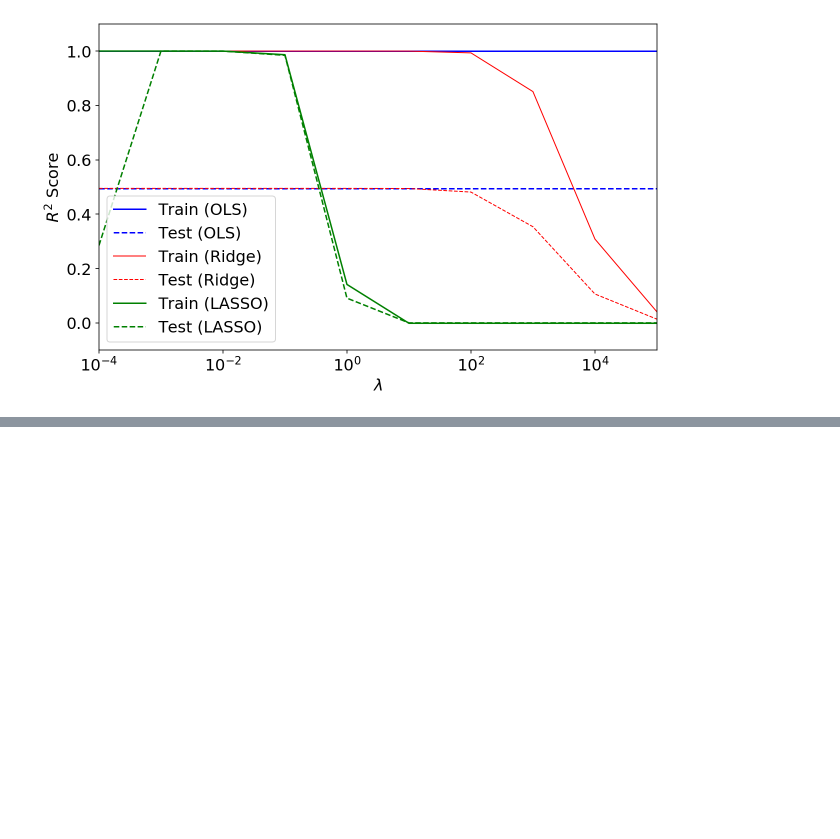
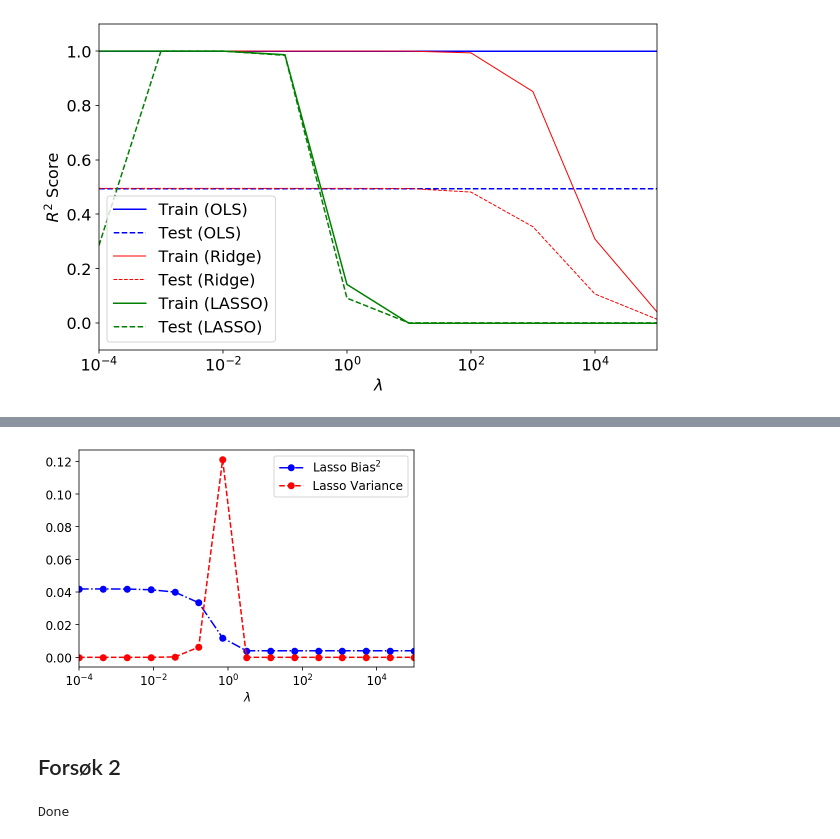
Before and after one commit to Anduron/FYS-STK4155-Project2, a Jupyter notebook: notebooks/linreg_ising.ipynb, the cells around one changed output, grey strips where cells are left out. Cells and saved outputs as stored; diff of their text form; code cells hidden in the pictures; blank space fills up the shorter version.

```diff
--- a/notebooks/linreg_ising.ipynb
+++ b/notebooks/linreg_ising.ipynb
@@ -190,0 +275,51 @@ Var: 0.3646020433344788
+# %%
+plt.semilogx(lmbdas, bias_lasso, 'b-.o', label='Lasso Bias$^2$')
+plt.semilogx(lmbdas, variance_lasso, 'r--o', label='Lasso Variance')
+#plt.semilogx(lmbdas, error_lasso, 'g', label='Ridge Error')
+
+plt.xlim([min(lmbdas), max(lmbdas)])
+plt.xlabel('$\lambda$')
+plt.legend(loc='best')
+plt.show()
+# %% [output]
+[figure, added]
+# %% [markdown]
+## Forsøk 2
+# %%
+L = 20                                 # system size
+N = 1200                               # number of points
+n_bootstraps = 15                      # number of bootstraps
+n_lmbdas = 20                          # number of regularization parameters
+lmbdas = np.logspace(-4, 5, n_lmbdas)  # regularization parameters
+test_ratio = 0.2
+
+# Initialize models
+ols = OLS(fit_intercept=False)
+ridge = Ridge(fit_intercept=False)
+lasso = Lasso(fit_intercept=False)
+
+# Generate and split data
+data, target = generate_1Ddata(L, N)
+# target = target + np.random.normal(0, 4.0, size=N)
+X_train, X_test, y_train, y_test = ols.split_data(data, target, test_ratio)
+y_test = y_test.reshape(-1, 1)
+
+# OLS
+error_ols, bias_ols, variance_ols = bias_variance(ols, X_train, y_train, n_bootstraps, test_ratio)
+
+# Ridge & Lasso
+error_ridge = np.empty((lmbdas.shape[0]))
+bias_ridge = np.empty((lmbdas.shape[0]))
+variance_ridge = np.empty((lmbdas.shape[0]))
+
+error_lasso = np.empty((lmbdas.shape[0]))
+bias_lasso = np.empty((lmbdas.shape[0]))
+variance_lasso = np.empty((lmbdas.shape[0]))
+
+for i, lmbda in enumerate(lmbdas):
+    error_ridge[i], bias_ridge[i], variance_ridge[i] = bias_variance(ridge, X_train, y_train, n_bootstraps, test_ratio, lmbda)
+    error_lasso[i], bias_lasso[i], variance_lasso[i] = bias_variance(lasso, X_train, y_train, n_bootstraps, test_ratio, lmbda)
+
+print("Done")
+# %% [output]
+Done
```
Also changed, not shown: parts of 22 cells of this notebook, 1 other file.
